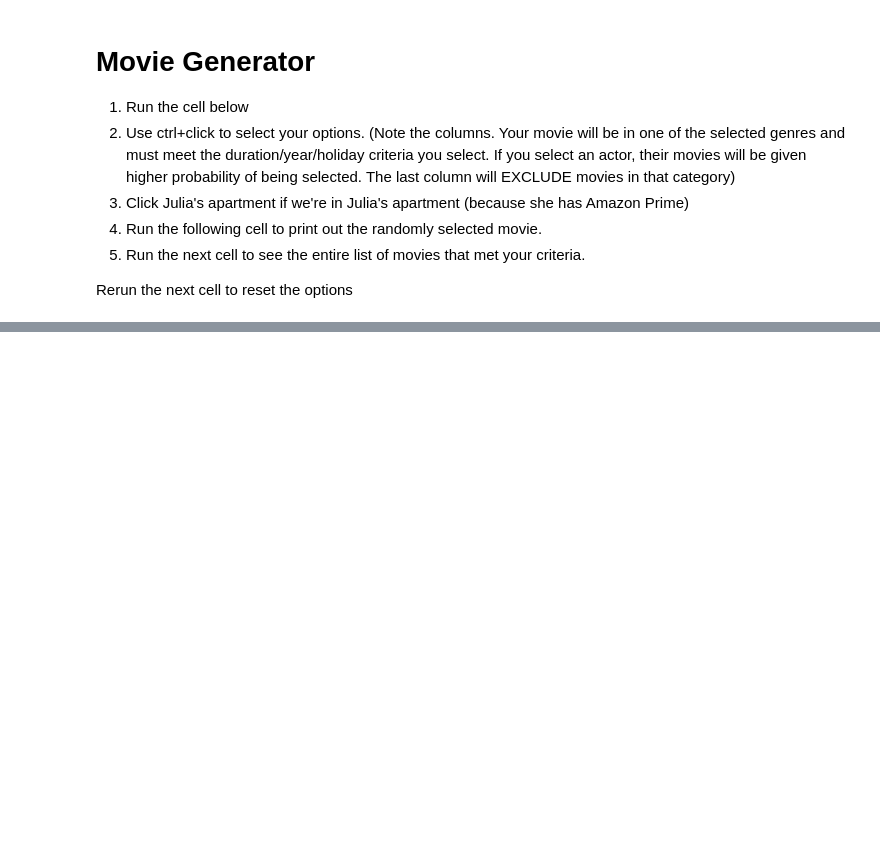
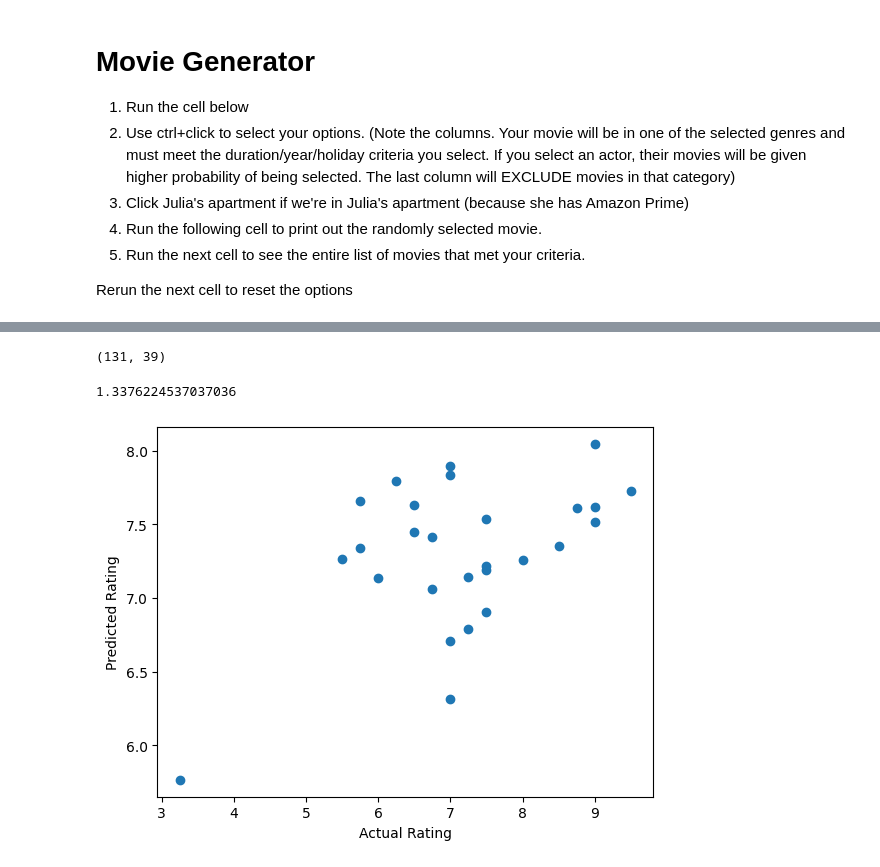
Before and after one commit to julia-e-ma/movies, a Jupyter notebook: RandomMovieGenerator.ipynb, the cells around one changed output, grey strips where cells are left out. Cells and saved outputs as stored; diff of their text form; code cells hidden in the pictures; blank space fills up the shorter version.

Commit message:
Adding ML predicting our ratings

```diff
--- a/RandomMovieGenerator.ipynb
+++ b/RandomMovieGenerator.ipynb
@@ -353,0 +371,5 @@ dict(sorted(counts.items(), key=lambda item: item[1], reverse=True))
+# %%
+genre_cat = mov_x[['Genre1','Genre2']].stack().str.get_dummies().groupby(level=0).sum()
+gfcc_cat = pd.get_dummies(mov_x[['GFCC']])
+genre_cluster_cat = pd.get_dummies(mov_x[['GenreCluster']])
+genre_cluster_cat.shape
@@ -353,0 +378,6 @@ dict(sorted(counts.items(), key=lambda item: item[1], reverse=True))
+# %%
+from sklearn.preprocessing import MinMaxScaler
+scaler = MinMaxScaler()
+scaler.fit(mov_x[['Year','RT','IMDb','Min']])
+num_x = pd.DataFrame(scaler.transform(mov_x[['Year','RT','IMDb','Min']]), columns=['Year','RT','IMDb','Min'])
+num_x.head()
@@ -353,0 +391,29 @@ dict(sorted(counts.items(), key=lambda item: item[1], reverse=True))
+# %%
+genre_cat.reset_index(drop=True, inplace=True)
+num_x.reset_index(drop=True, inplace=True)
+gfcc_cat.reset_index(drop=True, inplace=True)
+genre_cluster_cat.reset_index(drop=True, inplace=True)
+mov_x_all = pd.concat([genre_cat, num_x, gfcc_cat, genre_cluster_cat], axis=1)
+mov_x_all = mov_x_all.dropna()
+mov_x_all.shape
+# %% [output]
+(131, 39)
+# %%
+from sklearn.ensemble import RandomForestRegressor
+from sklearn.model_selection import train_test_split
+from sklearn.metrics import mean_squared_error
+
+x_train, x_test, y_train, y_test = train_test_split(mov_x_all,both_y,test_size=.2)
+rf = RandomForestRegressor()
+rf.fit(x_train, np.array(y_train))
+predicted = rf.predict(x_test)
+mean_squared_error(y_test, predicted)
+# %% [output]
+1.3376224537037036
+# %%
+plt.scatter(y_test, predicted)
+plt.xlabel('Actual Rating')
+plt.ylabel('Predicted Rating')
+plt.show()
+# %% [output]
+[figure, added]
```
Also changed, not shown: parts of 12 cells of this notebook.
